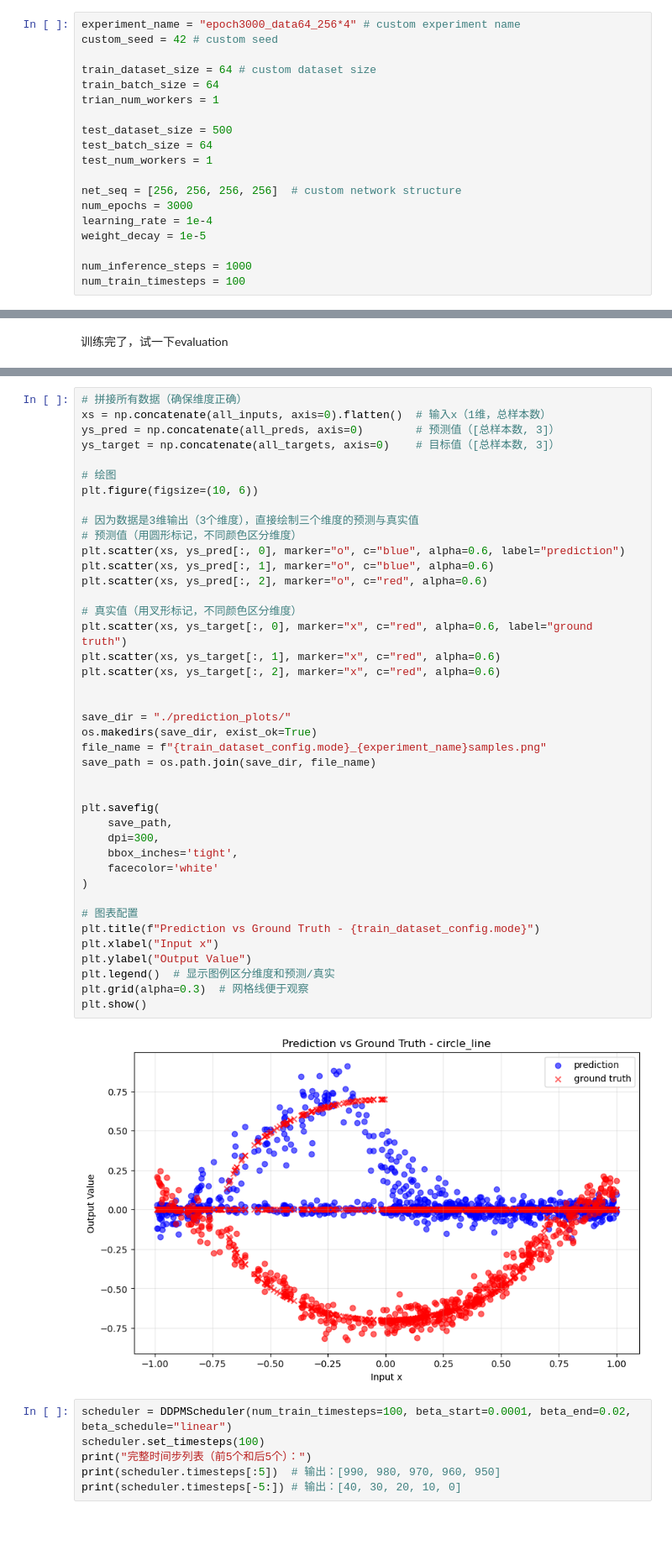
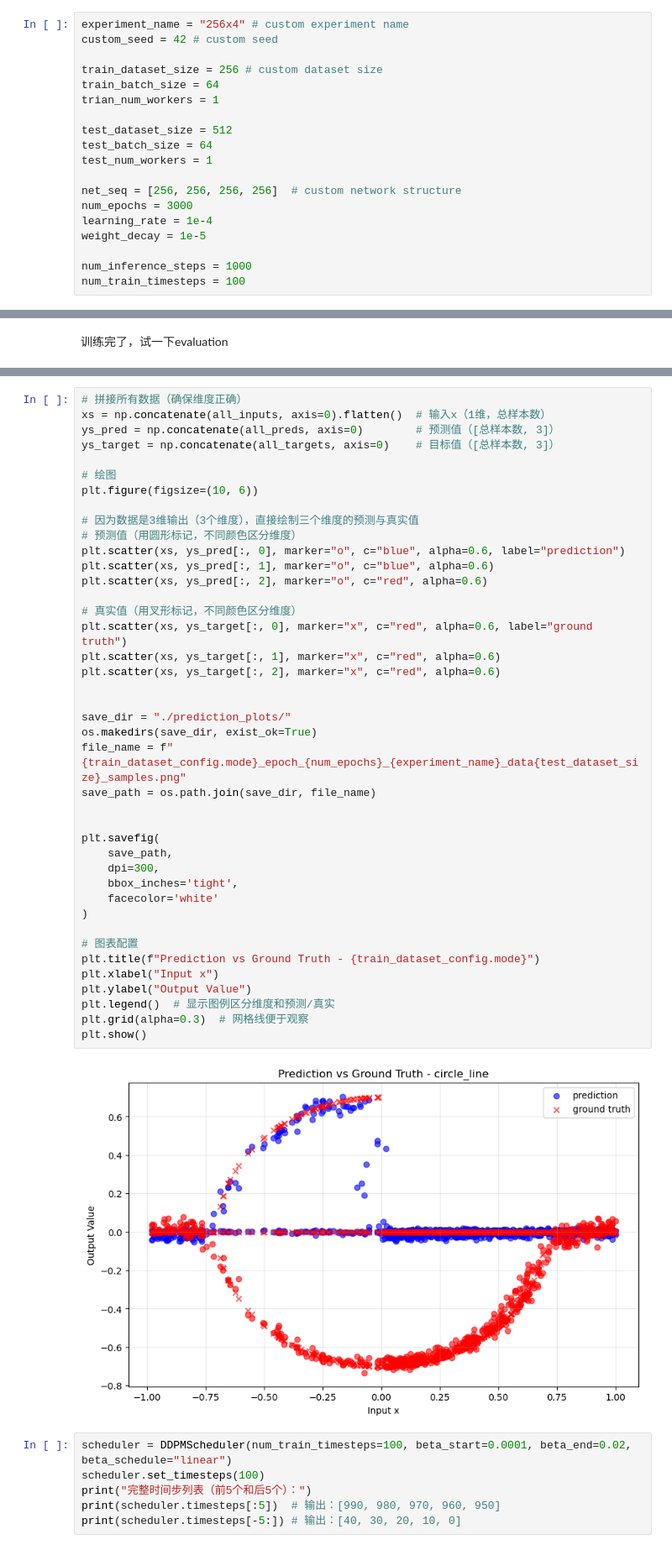
Before and after one commit to Junb0Dong/real_dp, a Jupyter notebook: experiment_2D/dp.ipynb, the cells around one changed output, grey strips where cells are left out. Shown at 84% size. Drawn from its saved outputs; the diff is of its cells as text; blank space fills up the shorter version.

```diff
--- a/experiment_2D/dp.ipynb
+++ b/experiment_2D/dp.ipynb
@@ -20,14 +20,14 @@ import matplotlib.pyplot as plt
 # %% [markdown]
 超参调整
 # %%
-experiment_name = "epoch3000_data64_256*4" # custom experiment name
+experiment_name = "256x4" # custom experiment name
 custom_seed = 42 # custom seed
 
-train_dataset_size = 64 # custom dataset size
+train_dataset_size = 256 # custom dataset size
 train_batch_size = 64
 trian_num_workers = 1
 
-test_dataset_size = 500
+test_dataset_size = 512
 test_batch_size = 64
 test_num_workers = 1
 
@@ -481,35 +481,35 @@ plt.figure(figsize=(10, 6))
 plt.scatter(xs, ys_pred[:, 0], marker="o", c="blue", alpha=0.6, label="prediction")
 plt.scatter(xs, ys_pred[:, 1], marker="o", c="blue", alpha=0.6)
 plt.scatter(xs, ys_pred[:, 2], marker="o", c="red", alpha=0.6)
 
 # 真实值（用叉形标记，不同颜色区分维度）
 plt.scatter(xs, ys_target[:, 0], marker="x", c="red", alpha=0.6, label="ground truth")
 plt.scatter(xs, ys_target[:, 1], marker="x", c="red", alpha=0.6)
 plt.scatter(xs, ys_target[:, 2], marker="x", c="red", alpha=0.6)
 
 
 save_dir = "./prediction_plots/"
 os.makedirs(save_dir, exist_ok=True)
-file_name = f"{train_dataset_config.mode}_{experiment_name}samples.png"
+file_name = f"{train_dataset_config.mode}_epoch_{num_epochs}_{experiment_name}_data{test_dataset_size}_samples.png"
 save_path = os.path.join(save_dir, file_name)
 
 
 plt.savefig(
     save_path,
     dpi=300,
     bbox_inches='tight',
     facecolor='white'
 )
 
 # 图表配置
 plt.title(f"Prediction vs Ground Truth - {train_dataset_config.mode}")
 plt.xlabel("Input x")
 plt.ylabel("Output Value")
 plt.legend()  # 显示图例区分维度和预测/真实
 plt.grid(alpha=0.3)  # 网格线便于观察
 plt.show()
 # %% [output]
-[figure, old version]
+[figure, new version]
 # %%
 scheduler = DDPMScheduler(num_train_timesteps=100, beta_start=0.0001, beta_end=0.02, beta_schedule="linear")
 scheduler.set_timesteps(100)
```
Also changed, not shown: parts of 5 cells of this notebook.
